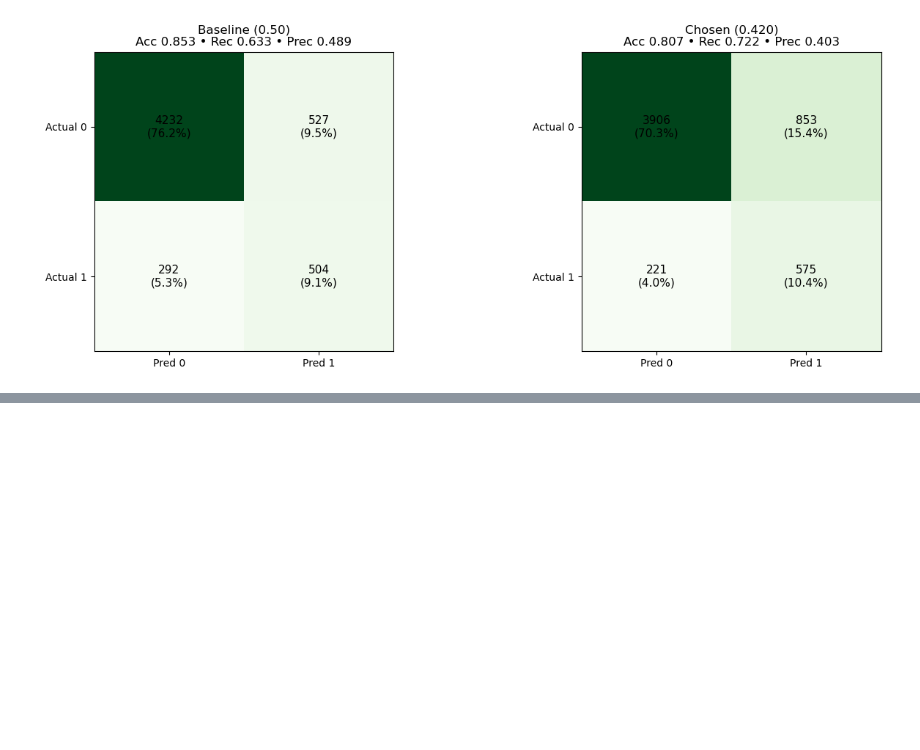
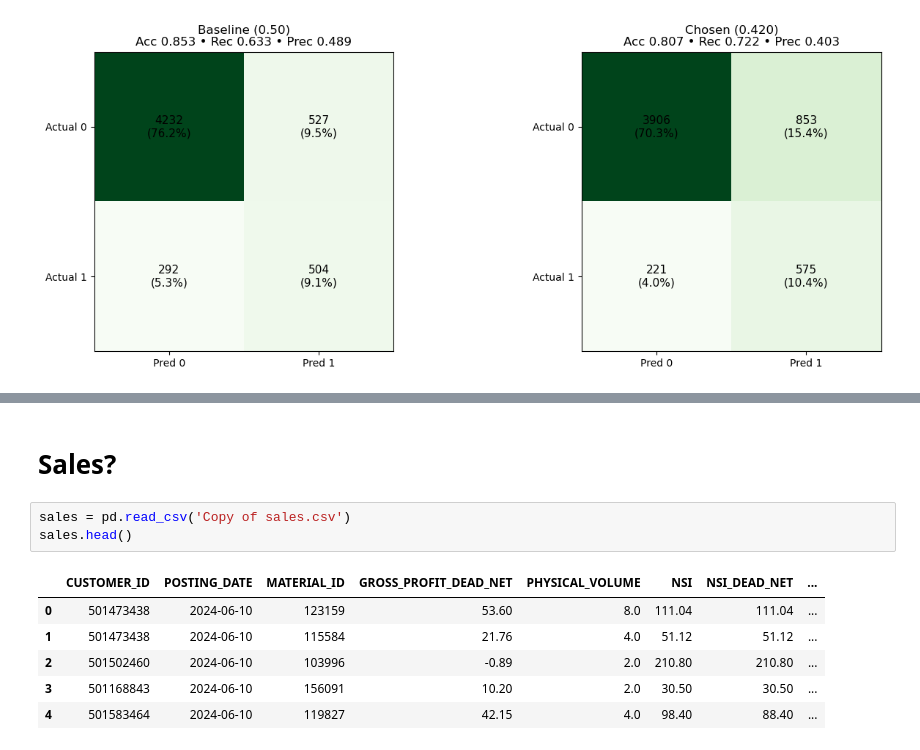
Before and after one commit to Hungagainagainagain/Swire-Cocacola-Capstone, a Jupyter notebook: modeling with new csv.ipynb, the cells around one changed output, grey strips where cells are left out. Drawn from its saved outputs; the diff is of its cells as text; blank space fills up the shorter version.

```diff
--- a/modeling with new csv.ipynb
+++ b/modeling with new csv.ipynb
@@ -233,0 +276,12 @@ weighted avg       0.87      0.81      0.83      5555
+# %% [markdown]
+# Sales?
+# %%
+sales = pd.read_csv('Copy of sales.csv')
+sales.head()
+# %% [output]
+|  | CUSTOMER_ID | POSTING_DATE | MATERIAL_ID | GROSS_PROFIT_DEAD_NET | PHYSICAL_VOLUME | NSI | NSI_DEAD_NET | ... |
+| 0 | 501473438 | 2024-06-10 | 123159 | 53.60 | 8.0 | 111.04 | 111.04 | ... |
+| 1 | 501473438 | 2024-06-10 | 115584 | 21.76 | 4.0 | 51.12 | 51.12 | ... |
+| 2 | 501502460 | 2024-06-10 | 103996 | -0.89 | 2.0 | 210.80 | 210.80 | ... |
+| 3 | 501168843 | 2024-06-10 | 156091 | 10.20 | 2.0 | 30.50 | 30.50 | ... |
+| 4 | 501583464 | 2024-06-10 | 119827 | 42.15 | 4.0 | 98.40 | 88.40 | ... |
```
Also changed, not shown: parts of 4 cells of this notebook, 1 other file.
